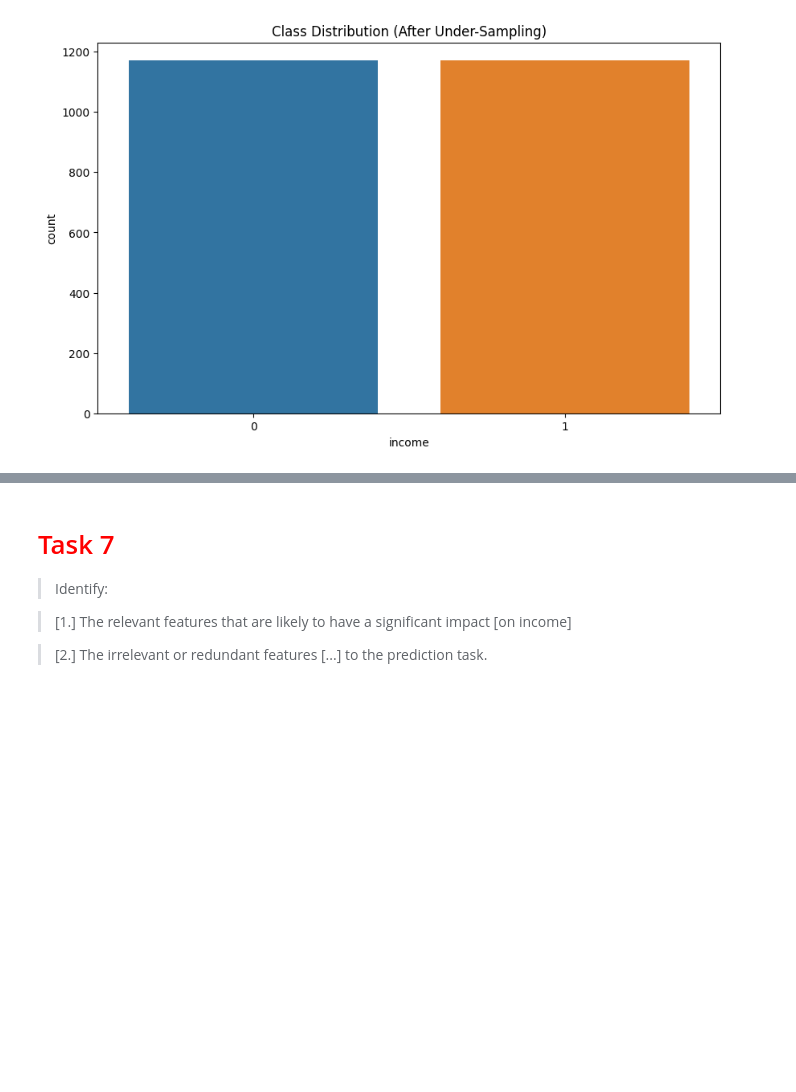
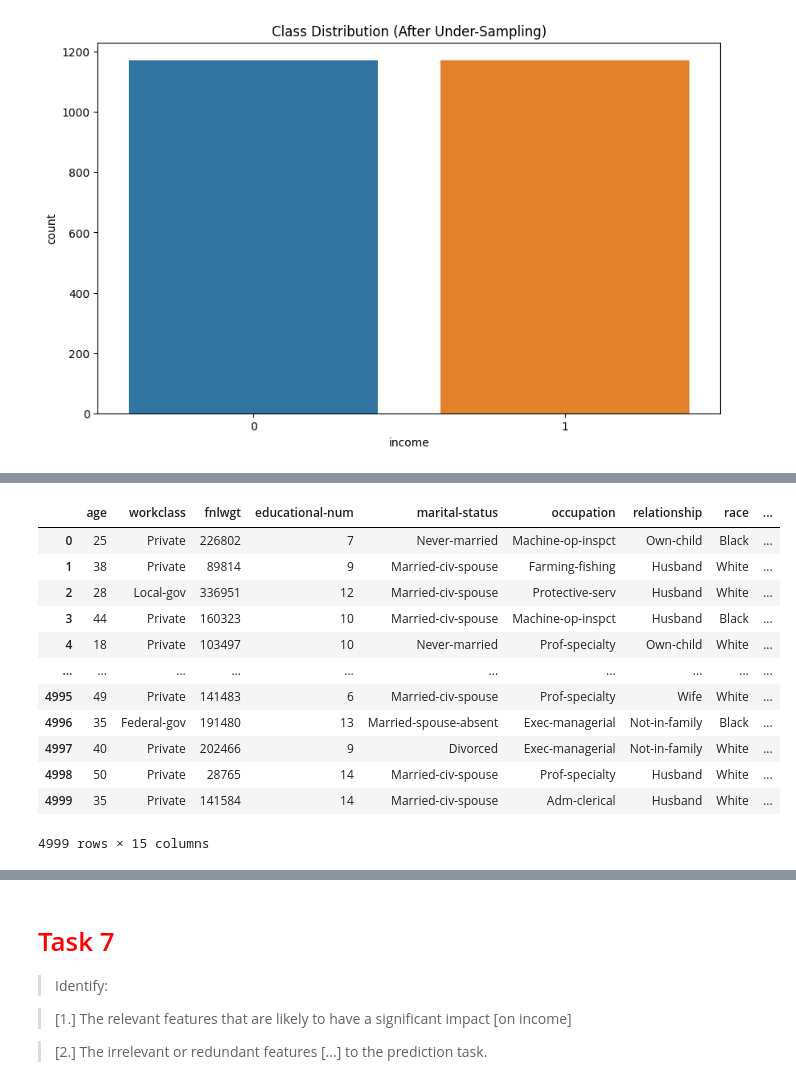
Before and after one commit to Jonson26/DSH-Pase2-Group1, a Jupyter notebook: Session2.ipynb, the cells around one changed output, grey strips where cells are left out. Drawn from its saved outputs; the diff is of its cells as text; code cells hidden in the pictures; blank space fills up the shorter version.

```diff
--- a/Session2.ipynb
+++ b/Session2.ipynb
@@ -599,13 +603,11 @@ Recall that we apply Binning only to "age". We shall use distance binning to acc
 We will group ages into three bins. Let us compute the edges of our bins.
 # %%
-# Make a copy
-df_old = df.copy()
-# Print age range and output 4 equally distanced values within the range
+# Print age range and output 4 custom distanced values within the range
 minAge = df['age'].min()
 print(minAge)
 maxAge = df['age'].max()
 print(maxAge)
-bins = np.linspace(minAge,maxAge,4)
+bins = [17, 25, 50, 90] # Edges
 bins
 # %% [output]
 17
@@ -636,6 +638,6 @@ df_old.head()
 # %%
-# Convert the numerical age values into categorical labels (This is the actual Binning step)
-df['age'] = pd.cut(df_old['age'], bins=bins, labels=labels, include_lowest=True)
+# Use the bins to create age groups (This is the actual Binning step)
+df['age-group'] = pd.cut(df['age'], bins=bins, labels=labels, include_lowest=True)
 # %%
 # Output the current Dataframe
 df.head()
@@ -698,10 +700,10 @@ X_resampled, y_resampled = rus.fit_resample(X, y)
 print("\nCounts of each class after random under-sampling:")
 print(Counter(y_resampled))
 
-resampled_data = pd.concat([X_resampled, y_resampled], axis=1)
+df = pd.concat([X_resampled, y_resampled], axis=1) # Resampled Data
 
 plt.figure(figsize=(10, 6))
-sns.countplot(x='income', data=resampled_data)
+sns.countplot(x='income', data=df)
 plt.title("Class Distribution (After Under-Sampling)")
 plt.show()
 # %% [output]
@@ -714,0 +728,23 @@ Counter({0: 1172, 1: 1172})
+# %%
+# RUN THIS BEFORE THE ENCODING IN 2.2.
+# Select rows of different occupation types and add according value in new feature 'occupation-type'
+df.loc[df['occupation'].isin(['Prof-specialty', 'Exec-managerial', 'Adm-clerical', 'Farming-fishing', 'Armed-Forces']), 'occupation-type'] = 'Professional'
+df.loc[df['occupation'].isin(['Craft-repair', 'Machine-op-inspct', 'Tech-support']), 'occupation-type'] = 'Technical'
+df.loc[df['occupation'].isin(['Sales', 'Other-service', 'Transport-moving', 'Handlers-cleaners', 'Protective-serv', 'Priv-house-serv']), 'occupation-type'] = 'Service'
+# %%
+# Output pre-encoding dataframe
+df
+# %% [output]
+|  | age | workclass | fnlwgt | educational-num | marital-status | occupation | relationship | race | ... |
+| 0 | 25 | Private | 226802 | 7 | Never-married | Machine-op-inspct | Own-child | Black | ... |
+| 1 | 38 | Private | 89814 | 9 | Married-civ-spouse | Farming-fishing | Husband | White | ... |
+| 2 | 28 | Local-gov | 336951 | 12 | Married-civ-spouse | Protective-serv | Husband | White | ... |
+| 3 | 44 | Private | 160323 | 10 | Married-civ-spouse | Machine-op-inspct | Husband | Black | ... |
+| 4 | 18 | Private | 103497 | 10 | Never-married | Prof-specialty | Own-child | White | ... |
+| ... | ... | ... | ... | ... | ... | ... | ... | ... | ... |
+| 4995 | 49 | Private | 141483 | 6 | Married-civ-spouse | Prof-specialty | Wife | White | ... |
+| 4996 | 35 | Federal-gov | 191480 | 13 | Married-spouse-absent | Exec-managerial | Not-in-family | Black | ... |
+| 4997 | 40 | Private | 202466 | 9 | Divorced | Exec-managerial | Not-in-family | White | ... |
+| 4998 | 50 | Private | 28765 | 14 | Married-civ-spouse | Prof-specialty | Husband | White | ... |
+| 4999 | 35 | Private | 141584 | 14 | Married-civ-spouse | Adm-clerical | Husband | White | ... |
+4999 rows × 15 columns
```
Also changed, not shown: parts of 18 cells of this notebook.
